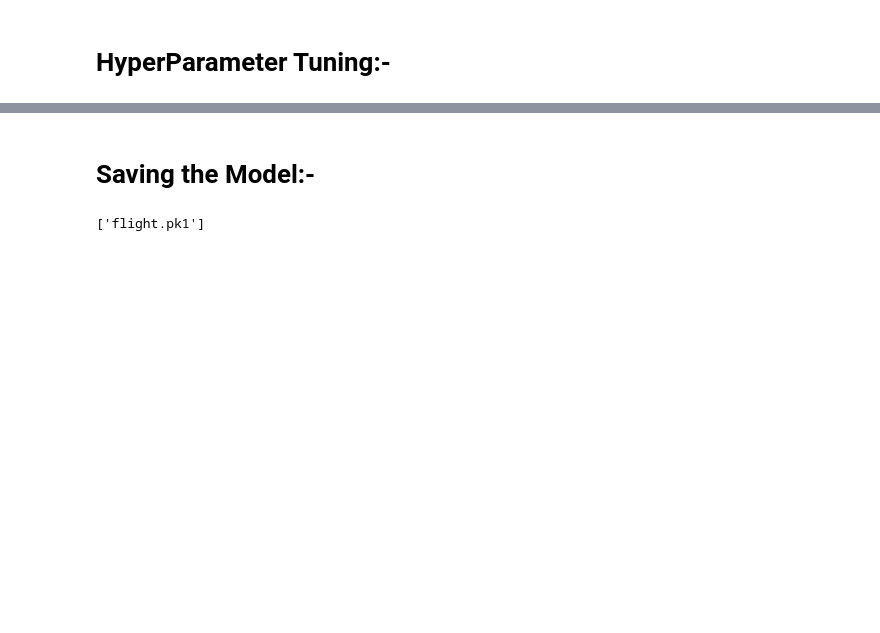
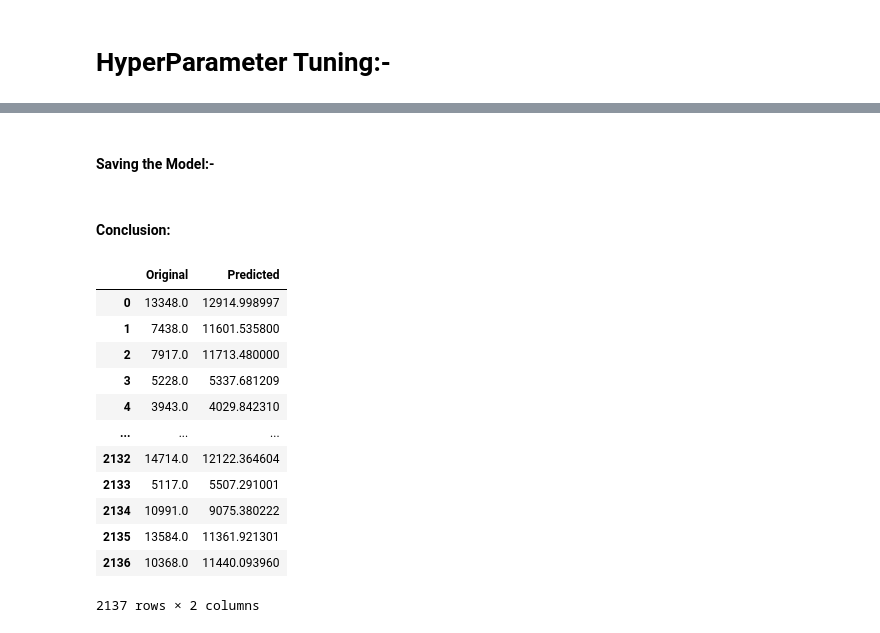
Before and after one commit to ajitr0312/Evaluation_Projects, a Jupyter notebook: Flight_Price_Pridiction.ipynb, the cells around one changed output, grey strips where cells are left out. Saved outputs shown, nothing was run; the diff lists cells and outputs as text; code cells hidden in the pictures; blank space fills up the shorter version.

```diff
--- a/Flight_Price_Pridiction.ipynb
+++ b/Flight_Price_Pridiction.ipynb
@@ -783,7 +747,2 @@ r2_score(y_test,prediction)
 # %% [markdown]
-# Saving the Model:-
+#### Saving the Model:-
-# %%
-import pickel
-pickel.dump(rf ,'flight_price.pk1')
-# %% [output]
-['flight.pk1']
@@ -789,0 +753,22 @@ pickel.dump(rf ,'flight_price.pk1')
+# %% [markdown]
+#### Conclusion:
+# %%
+a = np.array(y_test)
+predicted = np.array(rf_random.predict(x_test))
+df_conclusion = pd.DataFrame({"Original":a, "Predicted":predicted}, index=range(len(a)))
+
+df_conclusion
+# %% [output]
+|  | Original | Predicted |
+| 0 | 13348.0 | 12914.998997 |
+| 1 | 7438.0 | 11601.535800 |
+| 2 | 7917.0 | 11713.480000 |
+| 3 | 5228.0 | 5337.681209 |
+| 4 | 3943.0 | 4029.842310 |
+| ... | ... | ... |
+| 2132 | 14714.0 | 12122.364604 |
+| 2133 | 5117.0 | 5507.291001 |
+| 2134 | 10991.0 | 9075.380222 |
+| 2135 | 13584.0 | 11361.921301 |
+| 2136 | 10368.0 | 11440.093960 |
+2137 rows × 2 columns
```
Also changed, not shown: parts of 45 cells of this notebook.
